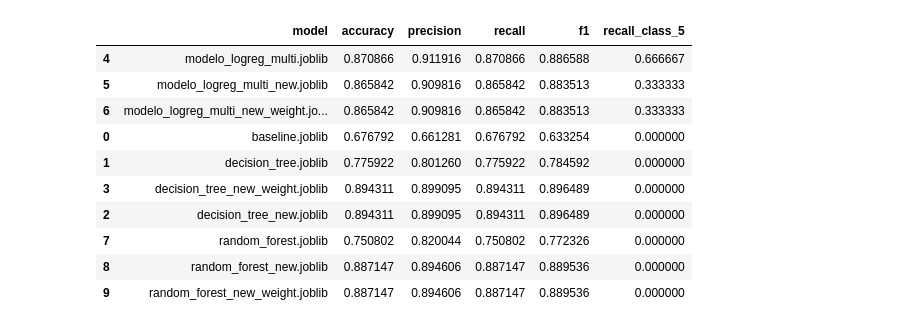
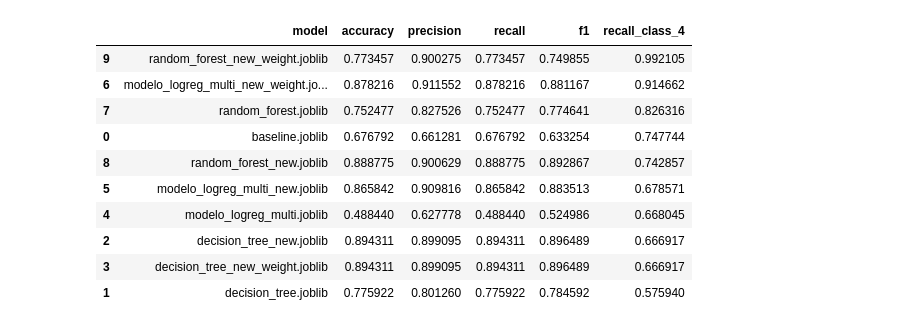
Before and after one commit to biammartins05-sketch/Triagem, a Jupyter notebook: data quality/testagem_modelos.ipynb, the cells around one changed output. Saved outputs shown, nothing was run; the diff lists cells and outputs as text; code cells hidden in the pictures.

```diff
--- a/data quality/testagem_modelos.ipynb
+++ b/data quality/testagem_modelos.ipynb
@@ -27,7 +35,6 @@ y_test = val_df[target]
 # %%
 def evaluate_model(model, X, y):
     preds = model.predict(X)
-    # Gera o relatório como dicionário para extrair métricas por classe
     report = classification_report(y, preds, output_dict=True, zero_division=0)
 
     return {
@@ -35,8 +42,7 @@ def evaluate_model(model, X, y):
         "precision": precision_score(y, preds, average="weighted", zero_division=0),
         "recall": recall_score(y, preds, average="weighted", zero_division=0),
         "f1": f1_score(y, preds, average="weighted", zero_division=0),
-        # Extrai o recall da classe 5 (ajusta para 5 ou '5' conforme o teu dataset)
-        "recall_class_5": report.get('5', report.get(5, {})).get('recall', 0),
+        "recall_class_4": report.get('4', report.get(4, {})).get('recall', 0),
         "preds": preds
     }
 # %%
@@ -75,7 +69,5 @@ def plot_cm_normalized(y, preds, name):
 # %%
-from sklearn.preprocessing import label_binarize
-
-def plot_pr_curve_class_5(y_test, probas, model_name, class_label=5):
+def plot_pr_curve_class_5(y_test, probas, model_name, ax, class_label=4):
     # Binarizar para a classe específica
     classes = np.unique(y_test)
     y_bin = label_binarize(y_test, classes=classes)
@@ -86,13 +78,13 @@ def plot_pr_curve_class_5(y_test, probas, model_name, class_label=5):
     # Extrair probabilidades apenas para a classe 5
     precision, recall, _ = precision_recall_curve(y_bin[:, class_idx], probas[:, class_idx])
 
-    plt.plot(recall, precision, label=f"{model_name} (Classe {class_label})")
-    plt.xlabel("Recall")
-    plt.ylabel("Precision")
-    plt.title("Curva Precision-Recall - Classe 5")
-    plt.legend()
+    ax.plot(recall, precision, label=f"{model_name} (Classe {class_label})")
+    ax.set_xlabel("Recall")
+    ax.set_ylabel("Precision")
+    ax.set_title("Curva Precision-Recall - Classe 5")
+    ax.legend()
 # %%
-def plot_threshold_analysis(y_test, probas, model_name, class_label=5):
+def plot_threshold_analysis(y_test, probas, model_name,ax, class_label=4):
     classes = np.unique(y_test)
     class_idx = list(classes).index(class_label)
     probs_class_5 = probas[:, class_idx]
@@ -107,16 +99,14 @@ def plot_threshold_analysis(y_test, probas, model_name, class_label=5):
         recalls.append(recall_score(y_true_binary, th_preds, zero_division=0))
         precisions.append(precision_score(y_true_binary, th_preds, zero_division=0))
 
-    plt.figure(figsize=(8, 5))
-    plt.plot(thresholds, recalls, label="Recall (Classe 5)")
-    plt.plot(thresholds, precisions, label="Precision (Classe 5)")
-    plt.axvline(0.5, color="red", linestyle="--", label="Threshold Padrão (0.5)")
-    plt.xlabel("Limiar de Decisão (Threshold)")
-    plt.ylabel("Score")
-    plt.title(f"Análise de Limiar - {model_name}")
-    plt.legend()
-    plt.grid(True)
-    plt.show()
+    ax.plot(thresholds, recalls, label="Recall (Classe 4)")
+    ax.plot(thresholds, precisions, label="Precision (Classe 4)")
+    ax.axvline(0.5, color="red", linestyle="--", label="Threshold Padrão (0.5)")
+    ax.set_xlabel("Limiar de Decisão (Threshold)")
+    ax.set_ylabel("Score")
+    ax.set_title(f"Análise de Limiar - {model_name}")
+    ax.legend()
+    ax.grid(True)
 # %%
 def multiclass_auc(y, probas):
     classes = np.unique(y)
@@ -284,18 +224,18 @@ weighted avg       0.91      0.87      0.88     21497
 # %%
 df_results = pd.DataFrame(results)
-df_results.sort_values("recall_class_5", ascending=False)
+df_results.sort_values("recall_class_4", ascending=False)
 # %% [output]
-|  | model | accuracy | precision | recall | f1 | recall_class_5 |
-| 4 | modelo_logreg_multi.joblib | 0.870866 | 0.911916 | 0.870866 | 0.886588 | 0.666667 |
-| 5 | modelo_logreg_multi_new.joblib | 0.865842 | 0.909816 | 0.865842 | 0.883513 | 0.333333 |
-| 6 | modelo_logreg_multi_new_weight.jo... | 0.865842 | 0.909816 | 0.865842 | 0.883513 | 0.333333 |
-| 0 | baseline.joblib | 0.676792 | 0.661281 | 0.676792 | 0.633254 | 0.000000 |
-| 1 | decision_tree.joblib | 0.775922 | 0.801260 | 0.775922 | 0.784592 | 0.000000 |
-| 3 | decision_tree_new_weight.joblib | 0.894311 | 0.899095 | 0.894311 | 0.896489 | 0.000000 |
-| 2 | decision_tree_new.joblib | 0.894311 | 0.899095 | 0.894311 | 0.896489 | 0.000000 |
-| 7 | random_forest.joblib | 0.750802 | 0.820044 | 0.750802 | 0.772326 | 0.000000 |
-| 8 | random_forest_new.joblib | 0.887147 | 0.894606 | 0.887147 | 0.889536 | 0.000000 |
-| 9 | random_forest_new_weight.joblib | 0.887147 | 0.894606 | 0.887147 | 0.889536 | 0.000000 |
+|  | model | accuracy | precision | recall | f1 | recall_class_4 |
+| 9 | random_forest_new_weight.joblib | 0.773457 | 0.900275 | 0.773457 | 0.749855 | 0.992105 |
+| 6 | modelo_logreg_multi_new_weight.jo... | 0.878216 | 0.911552 | 0.878216 | 0.881167 | 0.914662 |
+| 7 | random_forest.joblib | 0.752477 | 0.827526 | 0.752477 | 0.774641 | 0.826316 |
+| 0 | baseline.joblib | 0.676792 | 0.661281 | 0.676792 | 0.633254 | 0.747744 |
+| 8 | random_forest_new.joblib | 0.888775 | 0.900629 | 0.888775 | 0.892867 | 0.742857 |
+| 5 | modelo_logreg_multi_new.joblib | 0.865842 | 0.909816 | 0.865842 | 0.883513 | 0.678571 |
+| 4 | modelo_logreg_multi.joblib | 0.488440 | 0.627778 | 0.488440 | 0.524986 | 0.668045 |
+| 2 | decision_tree_new.joblib | 0.894311 | 0.899095 | 0.894311 | 0.896489 | 0.666917 |
+| 3 | decision_tree_new_weight.joblib | 0.894311 | 0.899095 | 0.894311 | 0.896489 | 0.666917 |
+| 1 | decision_tree.joblib | 0.775922 | 0.801260 | 0.775922 | 0.784592 | 0.575940 |
 # %%
 import seaborn as sns
 import matplotlib.pyplot as plt
```
Also changed, not shown: parts of 10 cells of this notebook, 1 other file.
